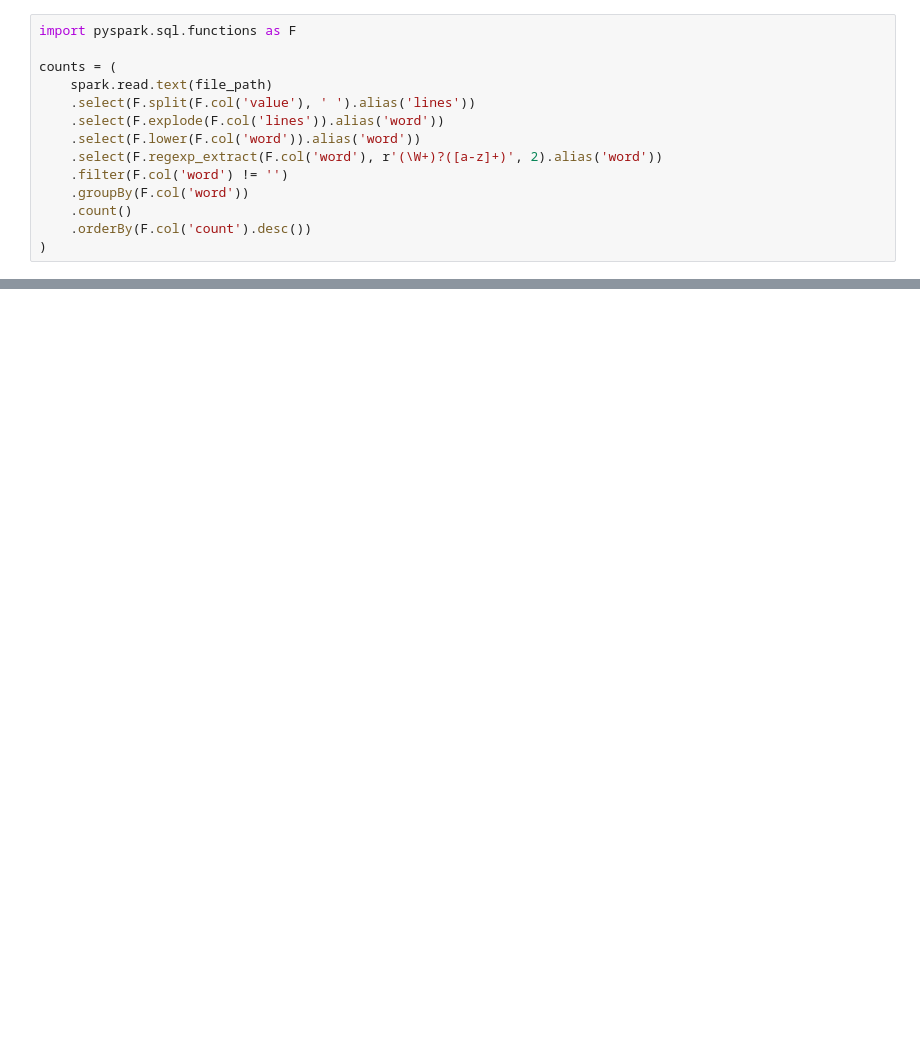
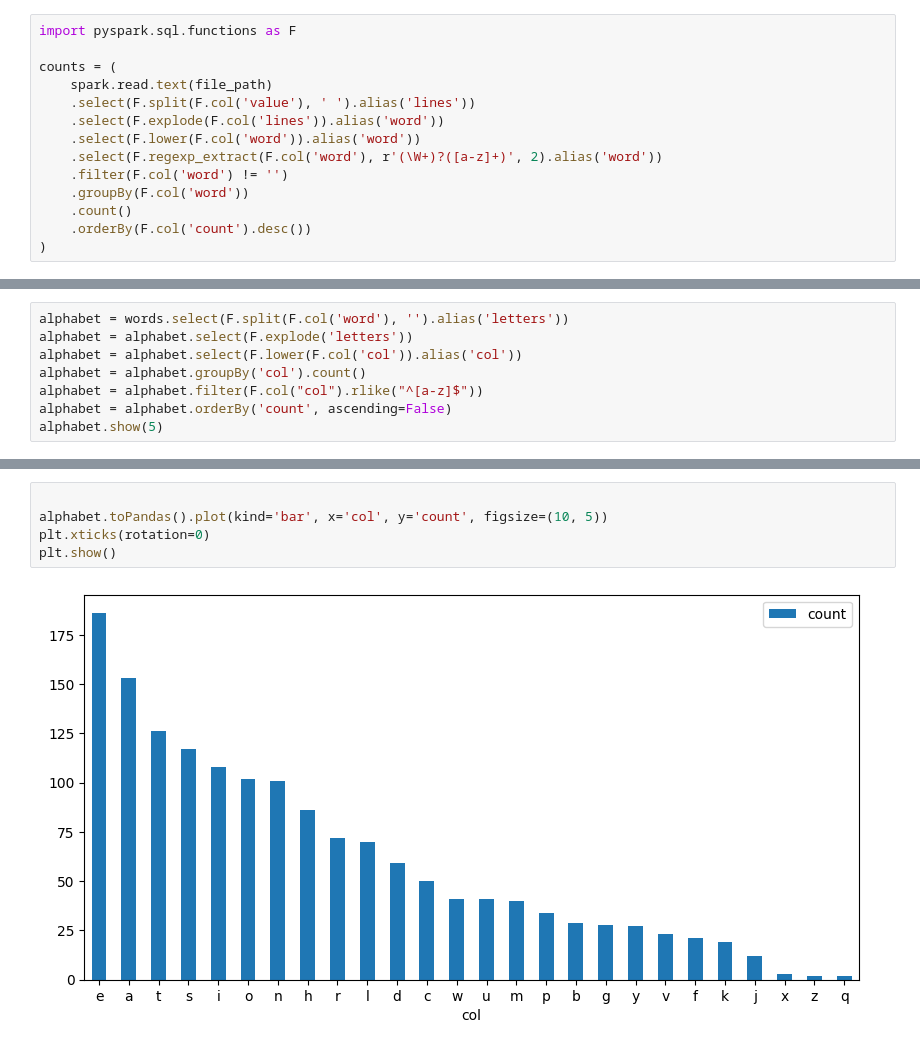
Before and after one commit to EvanBarnett2027/data_eng300SP_barnett, a Jupyter notebook: class_notebooks/06b-article-analysis-class.ipynb, the cells around one changed output, grey strips where cells are left out. Cells and saved outputs as stored; diff of their text form; blank space fills up the shorter version.

```diff
--- a/class_notebooks/06b-article-analysis-class.ipynb
+++ b/class_notebooks/06b-article-analysis-class.ipynb
@@ -163,0 +196,8 @@ only showing top 20 rows
+# %%
+alphabet = words.select(F.split(F.col('word'), '').alias('letters'))
+alphabet = alphabet.select(F.explode('letters'))
+alphabet = alphabet.select(F.lower(F.col('col')).alias('col'))
+alphabet = alphabet.groupBy('col').count()
+alphabet = alphabet.filter(F.col("col").rlike("^[a-z]$"))
+alphabet = alphabet.orderBy('count', ascending=False)
+alphabet.show(5)
@@ -163,0 +215,7 @@ only showing top 20 rows
+# %%
+
+alphabet.toPandas().plot(kind='bar', x='col', y='count', figsize=(10, 5))
+plt.xticks(rotation=0)
+plt.show()
+# %% [output]
+[figure, added]
```
Also changed, not shown: parts of 14 cells of this notebook.
